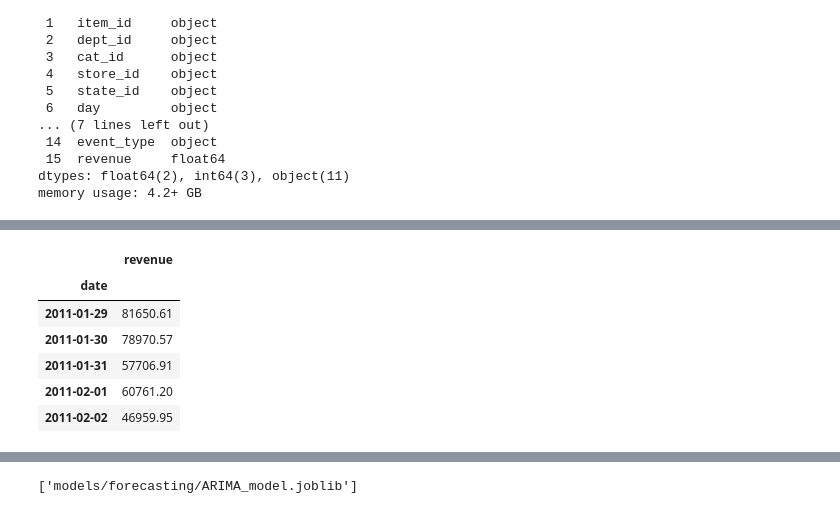
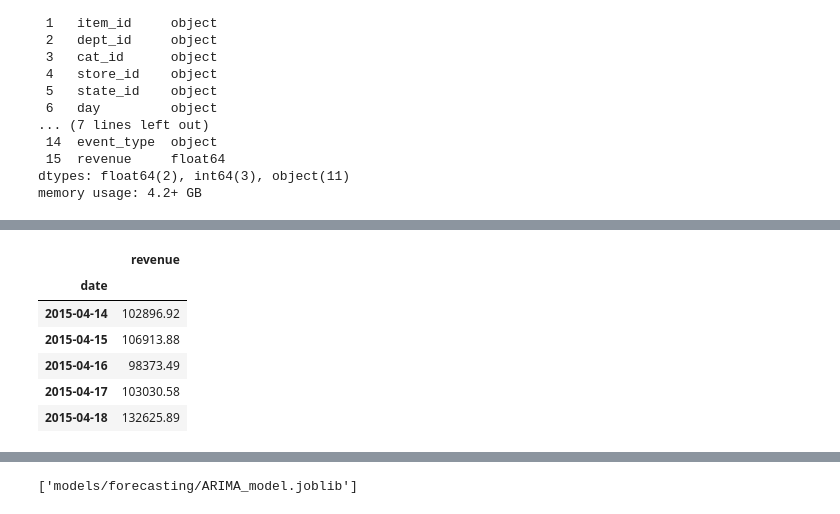
Before and after one commit to daniel-alexandr/Assignment2_ML_as_a_service, a Jupyter notebook: notebooks/forecasting/alexander_daniel-24591214-ARIMA_forecasting.ipynb, the cells around one changed output, grey strips where cells are left out. Drawn from its saved outputs; the diff is of its cells as text; code cells hidden in the pictures.

```diff
--- a/notebooks/forecasting/alexander_daniel-24591214-ARIMA_forecasting.ipynb
+++ b/notebooks/forecasting/alexander_daniel-24591214-ARIMA_forecasting.ipynb
@@ -144,12 +92,12 @@ dtypes: datetime64[ns](1), float64(1)
 memory usage: 24.2 KB
 # %%
 grouped_df.set_index('date', inplace=True)
-grouped_df.head()
+grouped_df.tail()
 # %% [output]
 |  | revenue |
 | date |  |
-| 2011-01-29 | 81650.61 |
-| 2011-01-30 | 78970.57 |
-| 2011-01-31 | 57706.91 |
-| 2011-02-01 | 60761.20 |
-| 2011-02-02 | 46959.95 |
+| 2015-04-14 | 102896.92 |
+| 2015-04-15 | 106913.88 |
+| 2015-04-16 | 98373.49 |
+| 2015-04-17 | 103030.58 |
+| 2015-04-18 | 132625.89 |
```
Also changed, not shown: parts of 11 cells of this notebook, 3 other files.
